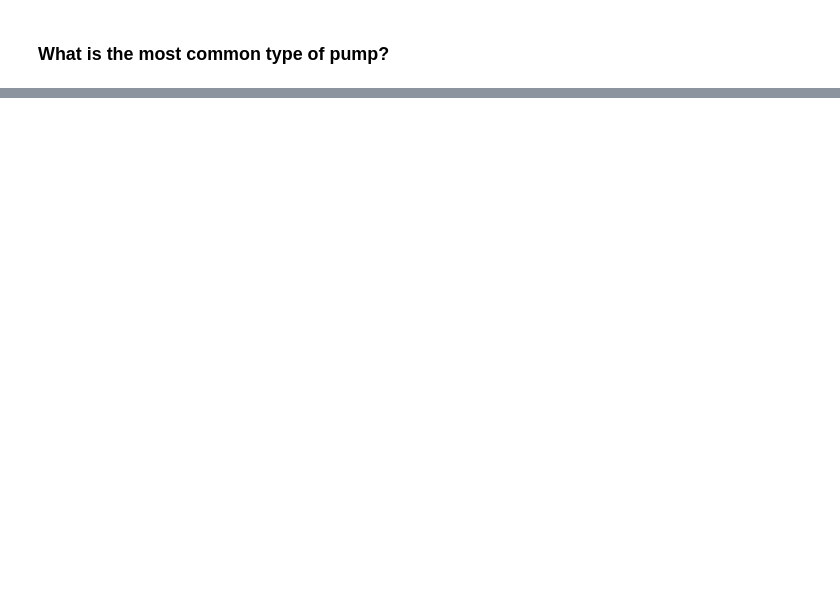
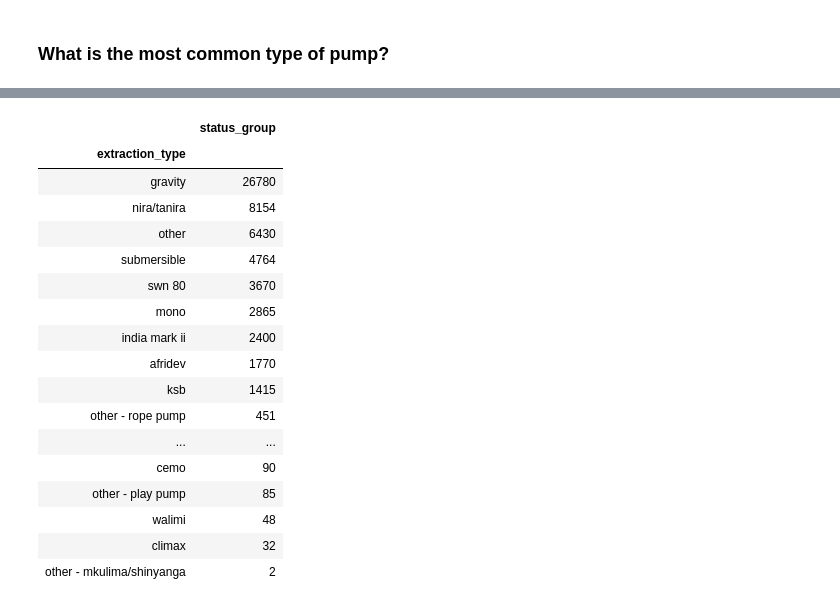
Before and after one commit to Kennfucius/water_pumps_tanzania, a Jupyter notebook: Tanzania Water Pumps - EDA Part 2.ipynb, the cells around one changed output, grey strips where cells are left out. Saved outputs shown, nothing was run; the diff lists cells and outputs as text; code cells hidden in the pictures; blank space fills up the shorter version.

```diff
--- a/Tanzania Water Pumps - EDA Part 2.ipynb
+++ b/Tanzania Water Pumps - EDA Part 2.ipynb
@@ -134,0 +136,21 @@ full_data.head()
+# %%
+full_data[['extraction_type', 'status_group']].groupby('extraction_type').count().sort_values('status_group', ascending=False)
+# %% [output]
+|  | status_group |
+| extraction_type |  |
+| gravity | 26780 |
+| nira/tanira | 8154 |
+| other | 6430 |
+| submersible | 4764 |
+| swn 80 | 3670 |
+| mono | 2865 |
+| india mark ii | 2400 |
+| afridev | 1770 |
+| ksb | 1415 |
+| other - rope pump | 451 |
+| ... | ... |
+| cemo | 90 |
+| other - play pump | 85 |
+| walimi | 48 |
+| climax | 32 |
+| other - mkulima/shinyanga | 2 |
```
Also changed, not shown: parts of 10 cells of this notebook.
